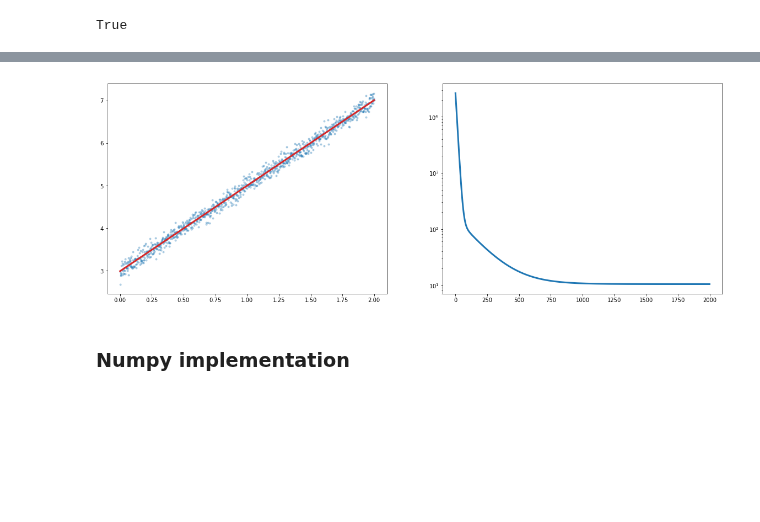
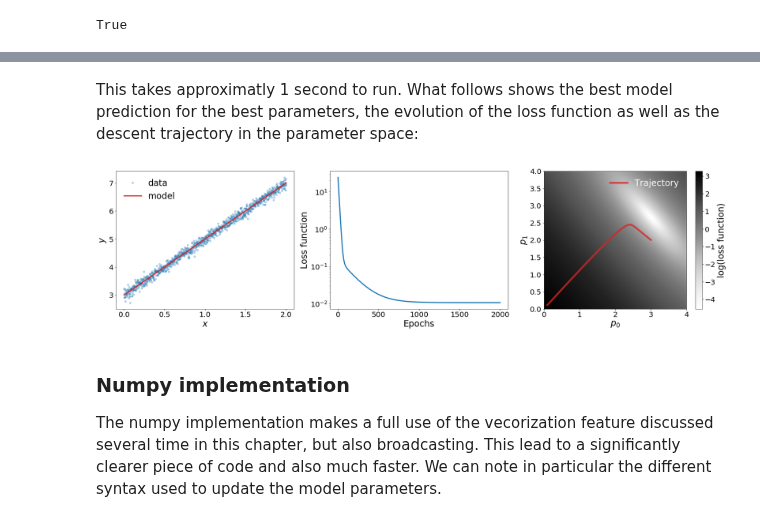
Before and after one commit to rmadar/lecture-python, a Jupyter notebook: lectures/2-NumpyIntroduction.ipynb, the cells around one changed output, grey strips where cells are left out. Drawn from its saved outputs; the diff is of its cells as text; code cells hidden in the pictures; blank space fills up the shorter version.

Commit message:
Finishing the gradient descent example

```diff
--- a/lectures/2-NumpyIntroduction.ipynb
+++ b/lectures/2-NumpyIntroduction.ipynb
@@ -572,0 +545,17 @@ def plot_model(p, loss):
+# %%
+# Fake (xi, yi) data definition
+n = 1000
+x = np.linspace(0, 2, n)
+xfine = np.linspace(0, 2, 1000) # to draw a line
+y = 3 + 2 * x + 0.1*np.random.randn(n)
+
+# Linear model definition
+def model(x, p0, p1):
+    return p0 + p1*x
+
+# Loss function definition
+def loss_function(p0, p1):
+    return np.mean((y - model(x, p0, p1))**2)
+
+# Vectorize the loss function for many parameters
+loss_function = np.vectorize(loss_function)
@@ -572,0 +603,9 @@ def plot_model(p, loss):
+# %%
+# Tuning default matplotlib style
+import matplotlib as mpl
+mpl.rcParams['legend.frameon'] = False
+mpl.rcParams['legend.fontsize'] = 24
+mpl.rcParams['xtick.labelsize'] = 20
+mpl.rcParams['ytick.labelsize'] = 20
+mpl.rcParams['axes.titlesize'] = 24
+mpl.rcParams['axes.labelsize'] = 24
@@ -578,9 +621,9 @@ def python_linear_descent(x, y, mu, N_epochs):
 
     # Initialize predictions, errors, parameters and gradients.
     ym = [0] * n
+    para = [[0, 0]] * N_epochs
+    grad = [0, 0]
     pm = [0, 0]
-    grad = [0, 0]
-    loss = [0] * N_epochs
 
     # Looping over iterations (epochs)
     for i_epoch in range(0, N_epochs):
@@ -588,9 +631,10 @@ def python_linear_descent(x, y, mu, N_epochs):
         grad[0] = -2/n * sum(delta)
         grad[1] = -2/n * sum(i * j for i, j in zip(delta, x))
         pm = [i - mu * j for i, j in zip(pm, grad)]
-        ym = (pm[0] + pm[1] * i for i in x)
+        ym = ( model(i, pm[0], pm[1]) for i in x )
 
-        # Save the loss
-        loss[i_epoch] = sum([d**2 for d in delta])
+        # Save all parameters
+        para[i_epoch] = pm
 
-    return pm, loss
+    # Return numpy array of the 2 paramters for all epochs
+    return np.array(para)
@@ -601,11 +647,14 @@ def python_linear_descent(x, y, mu, N_epochs):
+# %% [markdown]
+This takes approximatly 1 second to run. What follows shows the best model prediction for the best parameters, the evolution of the loss function as well as the descent trajectory in the parameter space:
 # %%
-p, loss = python_linear_descent(x, y, mu=0.01, N_epochs=2000)
+parameters = python_linear_descent(x, y, mu=0.01, N_epochs=2000)
+plot_model(parameters)
+# %% [output]
+[figure, added]
-# %%
-plot_model(p, loss)
-# %% [output]
-[figure, removed]
-# %% [markdown]
-### Numpy implementation
+# %% [markdown]
+### Numpy implementation
+
+The numpy implementation makes a full use of the vecorization feature discussed several time in this chapter, but also broadcasting. This lead to a significantly clearer piece of code and also much faster. We can note in particular the different syntax used to update the model parameters.
 # %%
 def numpy_linear_descent(x, y, mu, N_epochs):
 
```
Also changed, not shown: parts of 12 cells of this notebook, 1 other file.
